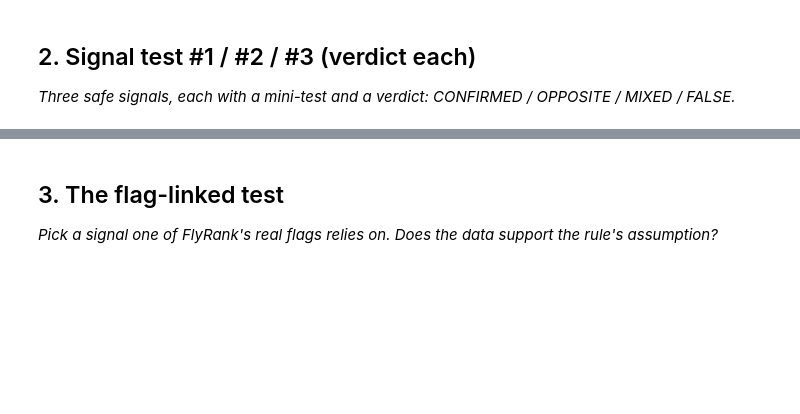
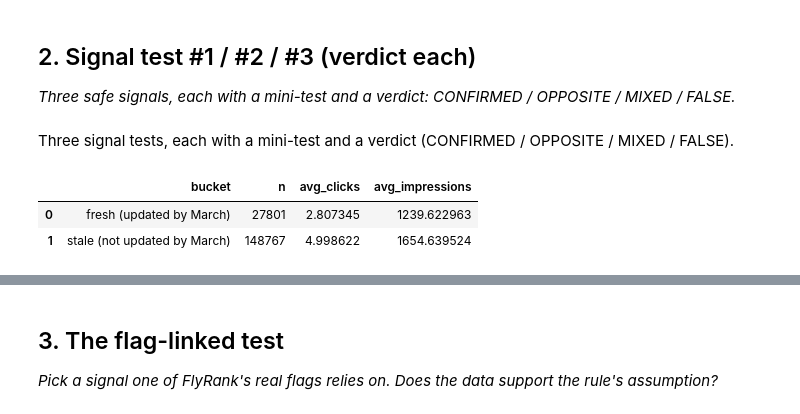
Before and after one commit to maryam12arshad17/flyrank-internship-ml, a Jupyter notebook: work/notebooks/w04_signal_audit.ipynb, the cells around one changed output, grey strips where cells are left out. Drawn from its saved outputs; the diff is of its cells as text; code cells hidden in the pictures; blank space fills up the shorter version.

```diff
--- a/work/notebooks/w04_signal_audit.ipynb
+++ b/work/notebooks/w04_signal_audit.ipynb
@@ -22,0 +66,27 @@ This skeleton is yours to fill. Work the sections **in order** — each one has
+# %% [markdown]
+Three signal tests, each with a mini-test and a verdict (CONFIRMED / OPPOSITE /
+MIXED / FALSE).
+# %%
+sig1 = con.sql(f"""
+    WITH content_perf AS (
+        SELECT f.client_hash_id, f.content_hash_id,
+               SUM(f.gsc_impressions) AS impressions, SUM(f.gsc_clicks) AS clicks
+        FROM read_parquet('{BASE}/fact_content_daily_performance/month={MONTH}/*.parquet') f
+        WHERE f.gsc_data_available IS TRUE
+        GROUP BY f.client_hash_id, f.content_hash_id
+    )
+    SELECT
+        CASE WHEN c.content_updated_date > DATE '2026-03-31' OR c.content_updated_date IS NULL
+             THEN 'stale (not updated by March)' ELSE 'fresh (updated by March)' END AS bucket,
+        COUNT(*) AS n, AVG(cp.clicks) AS avg_clicks, AVG(cp.impressions) AS avg_impressions
+    FROM content_perf cp
+    JOIN read_parquet('{BASE}/dim_content.parquet') c
+      ON cp.content_hash_id = c.content_hash_id AND cp.client_hash_id = c.client_hash_id
+    WHERE c.is_published IS TRUE AND c.is_deleted IS FALSE
+    GROUP BY bucket
+""").df()
+sig1
+# %% [output]
+|  | bucket | n | avg_clicks | avg_impressions |
+| 0 | fresh (updated by March) | 27801 | 2.807345 | 1239.622963 |
+| 1 | stale (not updated by March) | 148767 | 4.998622 | 1654.639524 |
```
Also changed, not shown: parts of 18 cells of this notebook.
